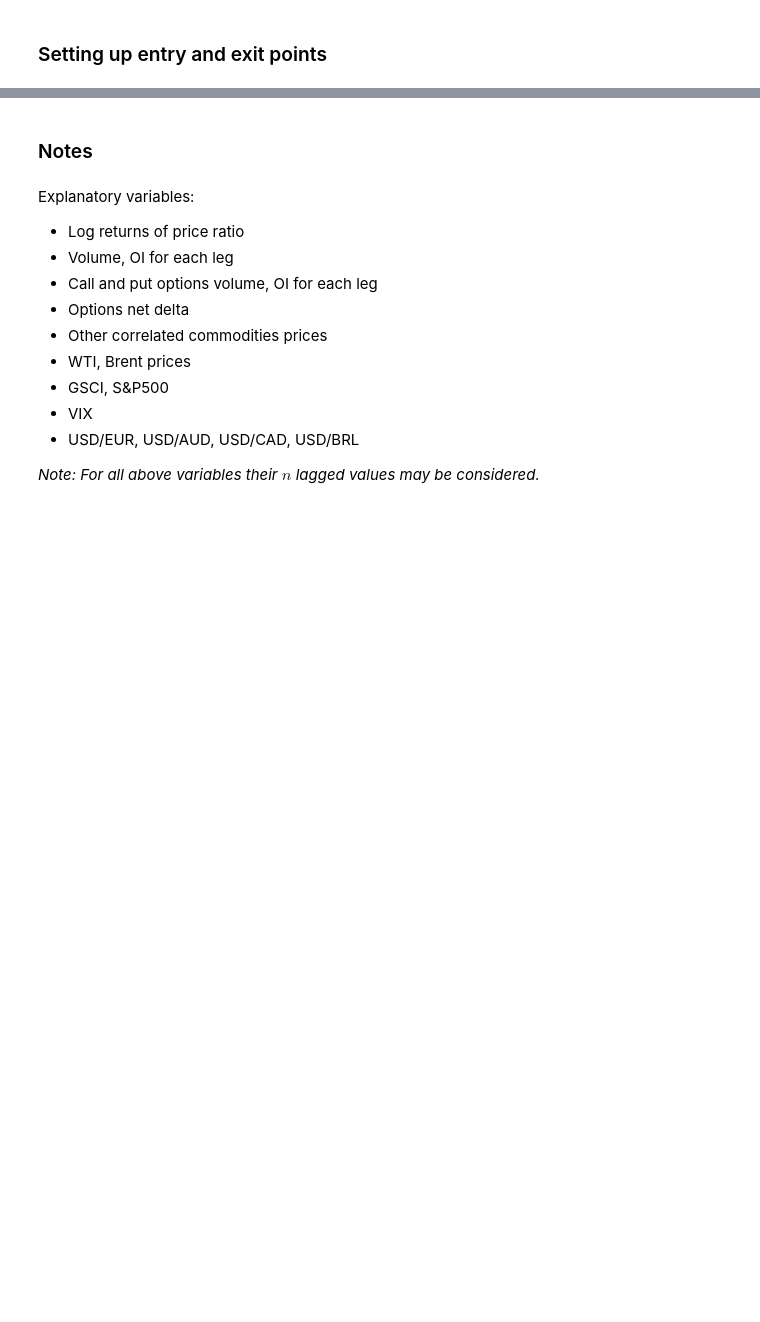
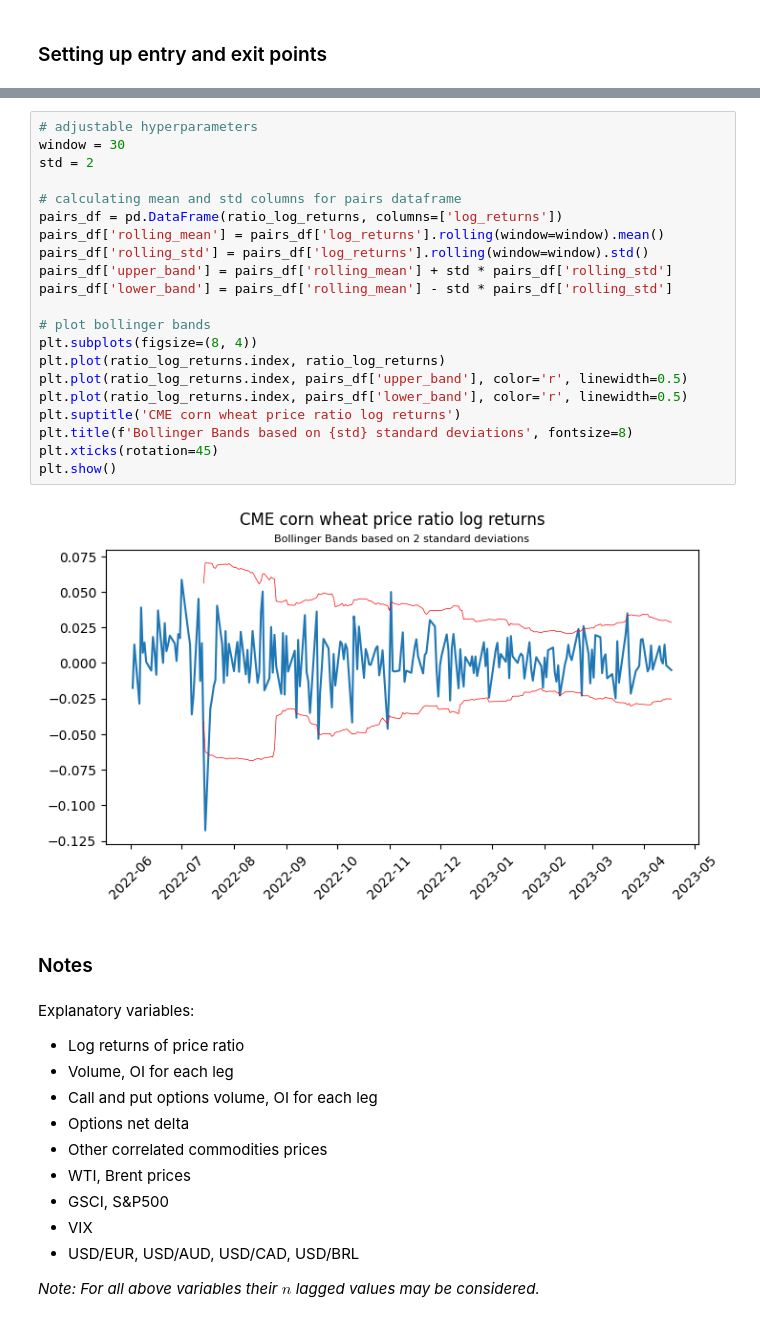
Before and after one commit to vzinkovski/commodities_mean_reversion_pairs_trading, a Jupyter notebook: commodities_mean_reversion.ipynb, the cells around one changed output, grey strips where cells are left out. Cells and saved outputs as stored; diff of their text form; blank space fills up the shorter version.

```diff
--- a/commodities_mean_reversion.ipynb
+++ b/commodities_mean_reversion.ipynb
@@ -150,3 +153,26 @@ Our base strategy will be a simple 2 standard deviation Bollinger Bands applicat
+# %%
+# adjustable hyperparameters
+window = 30
+std = 2
+
+# calculating mean and std columns for pairs dataframe
+pairs_df = pd.DataFrame(ratio_log_returns, columns=['log_returns'])
+pairs_df['rolling_mean'] = pairs_df['log_returns'].rolling(window=window).mean()
+pairs_df['rolling_std'] = pairs_df['log_returns'].rolling(window=window).std()
+pairs_df['upper_band'] = pairs_df['rolling_mean'] + std * pairs_df['rolling_std']
+pairs_df['lower_band'] = pairs_df['rolling_mean'] - std * pairs_df['rolling_std']
+
+# plot bollinger bands
+plt.subplots(figsize=(8, 4))
+plt.plot(ratio_log_returns.index, ratio_log_returns)
+plt.plot(ratio_log_returns.index, pairs_df['upper_band'], color='r', linewidth=0.5)
+plt.plot(ratio_log_returns.index, pairs_df['lower_band'], color='r', linewidth=0.5)
+plt.suptitle('CME corn wheat price ratio log returns')
+plt.title(f'Bollinger Bands based on {std} standard deviations', fontsize=8)
+plt.xticks(rotation=45)
+plt.show()
+# %% [output]
+[figure, added]
 # %% [markdown]
 ### Notes
 # %% [markdown]
```
Also changed, not shown: parts of 7 cells of this notebook.
